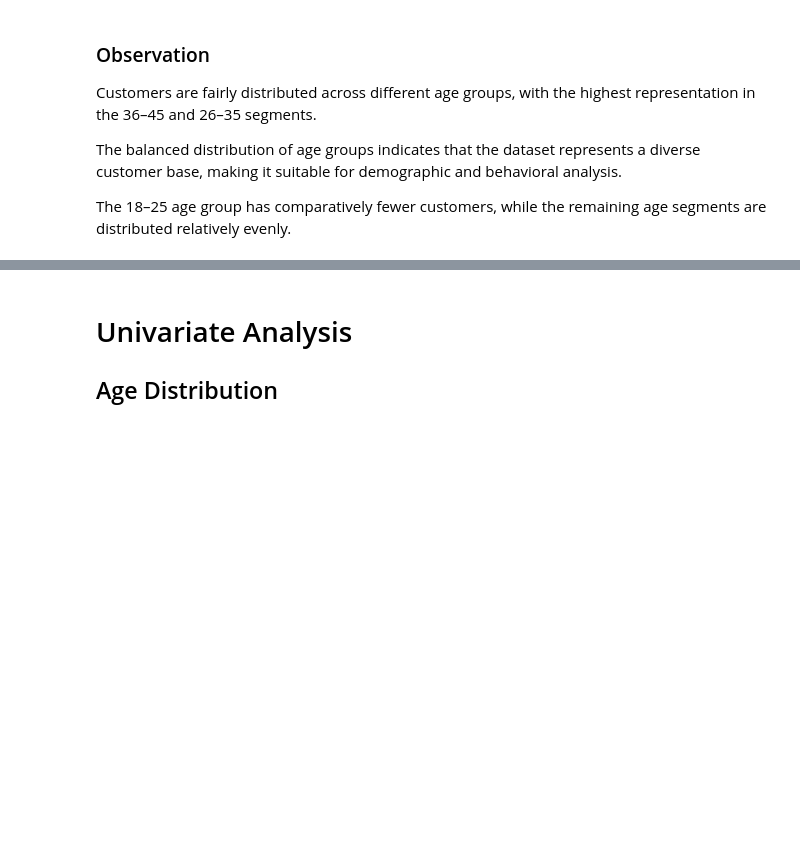
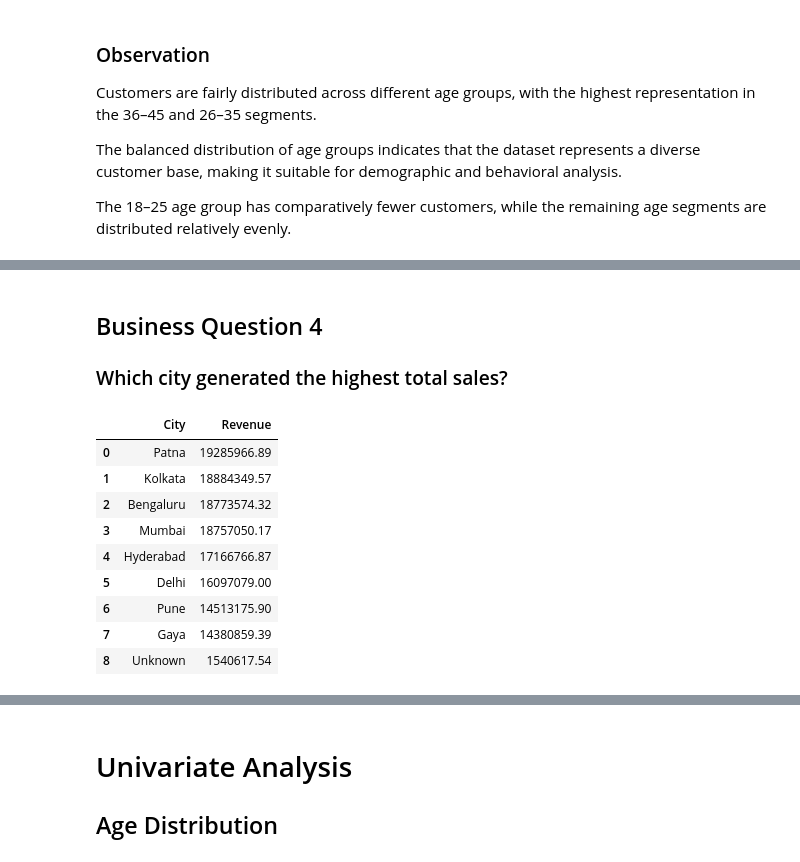
Before and after one commit to Sunita-lab/ApexPlanet-Internship-Ecommerce-Customer-Analytics, a Jupyter notebook: task 02 - EDA and business analytics/eda_and_business_analytics.ipynb, the cells around one changed output, grey strips where cells are left out. Drawn from its saved outputs; the diff is of its cells as text; code cells hidden in the pictures; blank space fills up the shorter version.

```diff
--- a/task 02 - EDA and business analytics/eda_and_business_analytics.ipynb
+++ b/task 02 - EDA and business analytics/eda_and_business_analytics.ipynb
@@ -267,0 +380,26 @@ The 18–25 age group has comparatively fewer customers, while the remaining age
+# %% [markdown]
+## Business Question 4
+
+### Which city generated the highest total sales?
+# %%
+query_4 = """
+SELECT
+    City,
+    ROUND(SUM(Total_Sales), 2) AS Revenue
+FROM ecommerce
+GROUP BY City
+ORDER BY Revenue DESC;
+"""
+
+pd.read_sql_query(query_4, conn)
+# %% [output]
+|  | City | Revenue |
+| 0 | Patna | 19285966.89 |
+| 1 | Kolkata | 18884349.57 |
+| 2 | Bengaluru | 18773574.32 |
+| 3 | Mumbai | 18757050.17 |
+| 4 | Hyderabad | 17166766.87 |
+| 5 | Delhi | 16097079.00 |
+| 6 | Pune | 14513175.90 |
+| 7 | Gaya | 14380859.39 |
+| 8 | Unknown | 1540617.54 |
```
Also changed, not shown: parts of 34 cells of this notebook.
